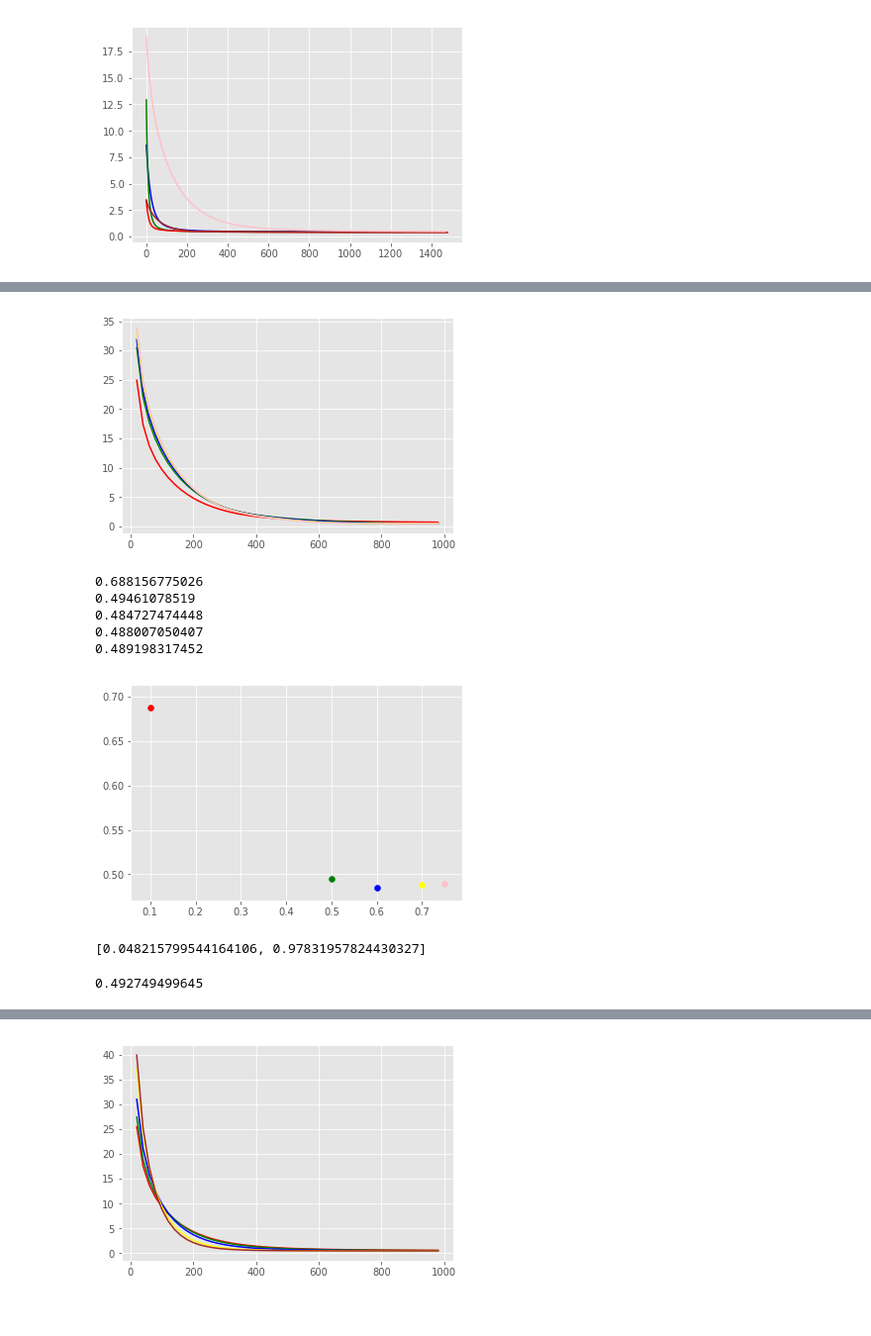
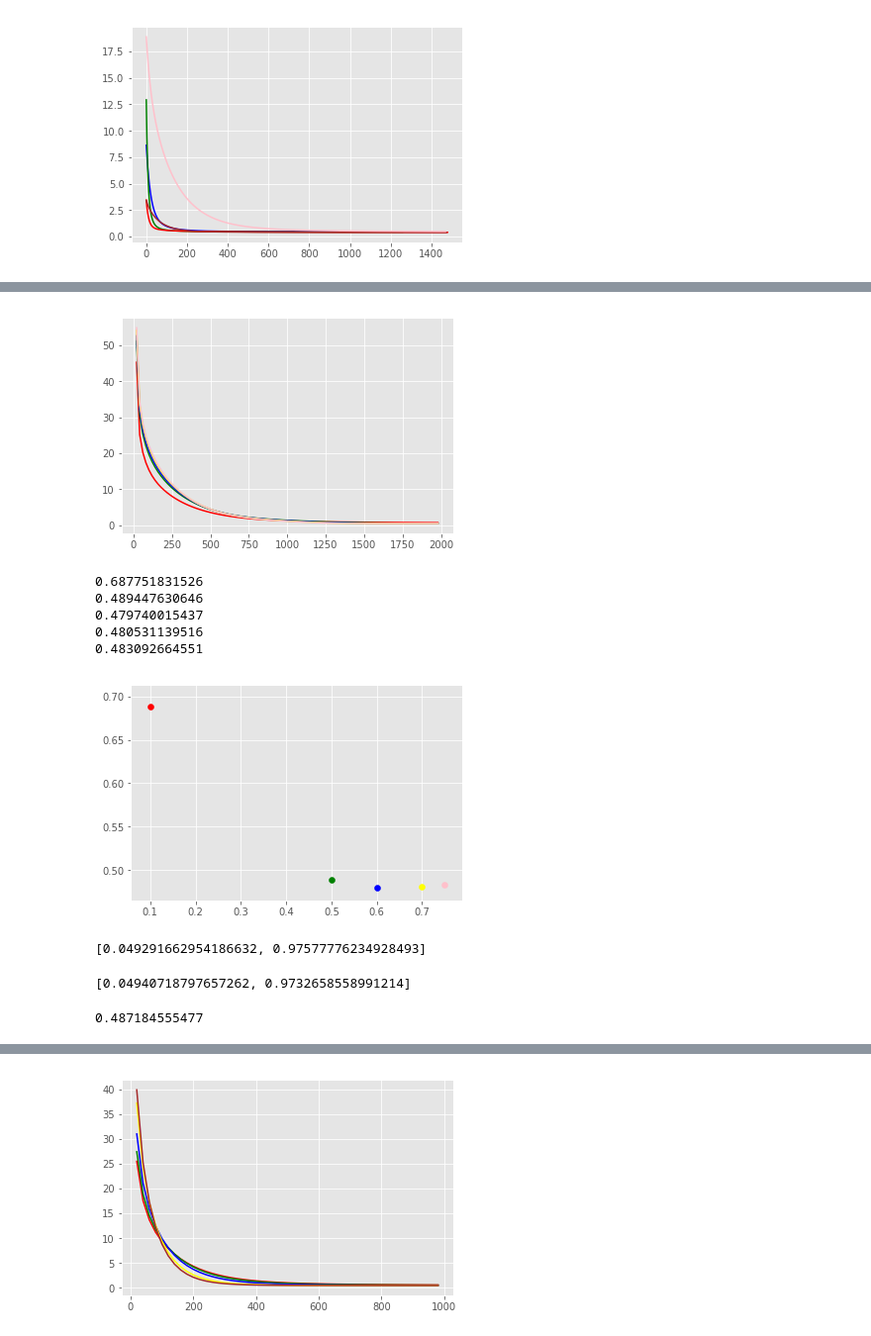
Before and after one commit to garvit-a/FODS---Project, a Jupyter notebook: FODS-A2.ipynb, the cells around one changed output, grey strips where cells are left out. Shown at 99% size. Cells and saved outputs as stored; diff of their text form; code cells hidden in the pictures.

```diff
--- a/FODS-A2.ipynb
+++ b/FODS-A2.ipynb
@@ -317,27 +317,27 @@ plt.show()
 # Gradient Descent - polynomial of degree 6
 
 alpha =0.001
-itns = 10000
+itns = 2000
 counter = 0
 losses_6 = []
 stop_criterion = True
-w = np.array([0,1,1,1,1,1,1,1,1,1,1,1,1,1,1,1,1,1,1,1,1,1,1,1,1,1,1,1])
-print(w)
-while(stop_criterion):
-#for i in range(itns):
-    y_hat = w.dot(X_train_6.T)
-    loss_ = lossfunc(X_train_6,w,y_train)
+w_6 = np.array([0,1,1,1,1,1,1,1,1,1,1,1,1,1,1,1,1,1,1,1,1,1,1,1,1,1,1,1])
+print(w_6)
+#while(stop_criterion):
+for i in range(itns):
+    y_hat = w_6.dot(X_train_6.T)
+    loss_ = lossfunc(X_train_6,w_6,y_train)
     losses_6.append(loss_)
     if counter%20 == 0:
         print("iteration: {} loss : {}" .format(counter,loss_))
     w_der = (y_hat-y_train)*(X_train_6.T)
     w_der_norm = np.mean(w_der, axis = 1)
-    w = w - alpha*w_der_norm
+    w_6 = w_6 - alpha*w_der_norm
     if(counter > 100):
         if (abs((losses_6[counter] - losses_6[counter-1])/losses_6[counter]) < 0.000008):
             stop_criterion = False
     counter = counter+1
 
-print(w)
+print(w_6)
 # %% [output]
 [0 1 1 1 1 1 1 1 1 1 1 1 1 1 1 1 1 1 1 1 1 1 1 1 1 1 1 1]
@@ -392,8 +396,8 @@ def  lossL1(x_,w_,y_,lambda_):
 # %%
 # Gradient Descent with L1 reg
 
-alpha =0.001
-itns = 1000
+alpha =0.0005
+itns = 2000
 lambdas = [0.1,0.5,0.6,0.7,0.75]
 losses_l1 = {}
 losses_l1_val = {}
@@ -435,31 +439,35 @@ lambda: 0.75 iteration: 980 loss : 0.49436404443779003
 # %%
 colors = np.array(['red','green','blue','yellow','pink'])
 for i,lamb in enumerate(losses_l1.keys()):
-    plt.plot(counter_l1[1:50],losses_l1[lamb][1:],color = colors[i])
+    plt.plot(counter_l1[1:100],losses_l1[lamb][1:],color = colors[i])
 # %% [output]
-[figure, old version]
+[figure, new version]
 # %%
 for i,lamb in enumerate(losses_l1_val.keys()):
     plt.scatter(lamb,losses_l1_val[lamb],color=colors[i])
     print(losses_l1_val[lamb])
 # %% [output]
-0.688156775026
-0.49461078519
-0.484727474448
-0.488007050407
-0.489198317452
+0.687751831526
+0.489447630646
+0.479740015437
+0.480531139516
+0.483092664551
-[figure, old version]
+[figure, new version]
+# %%
+RSq_RMS(w_storel1[0.6],X_train_6,y_train)
+# %% [output]
+[0.049291662954186632, 0.97577776234928493]
 # %%
 RSq_RMS(w_storel1[0.6],X_test_6,y_test)
 # %% [output]
-[0.048215799544164106, 0.97831957824430327]
+[0.04940718797657262, 0.9732658558991214]
 # %%
 # Gradient Descent with L1 reg for testing
 loss_l1gd_test = lossL1(X_test_6, w_storel1[0.6], y_test, 0.6)
 #print(w_storel1[0.6])
 print(loss_l1gd_test)
 # %% [output]
-0.492749499645
+0.487184555477
 # %%
 def  lossL2(x_,w_,y_,lambda_):
     m = len(y_)
```
Also changed, not shown: parts of 10 cells of this notebook.
